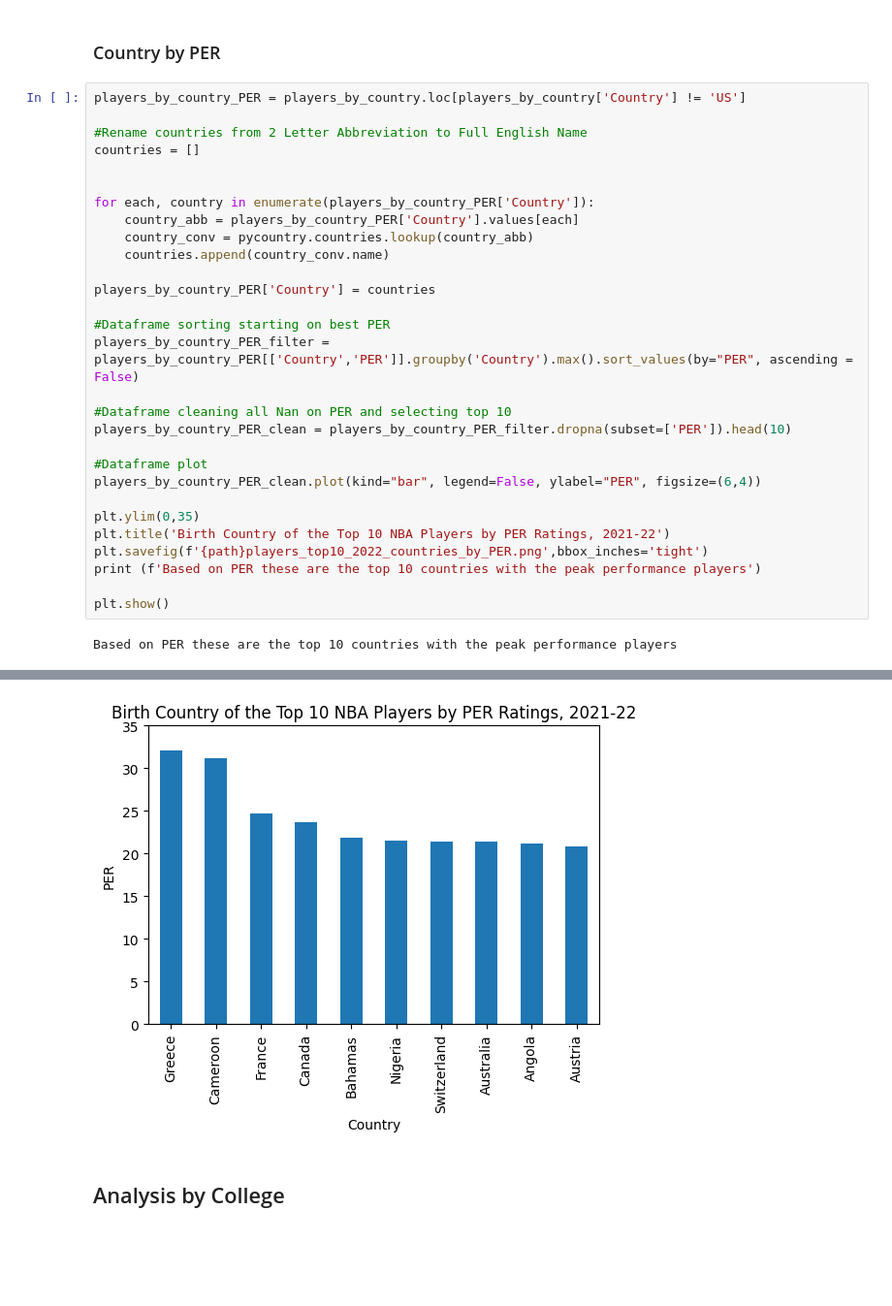
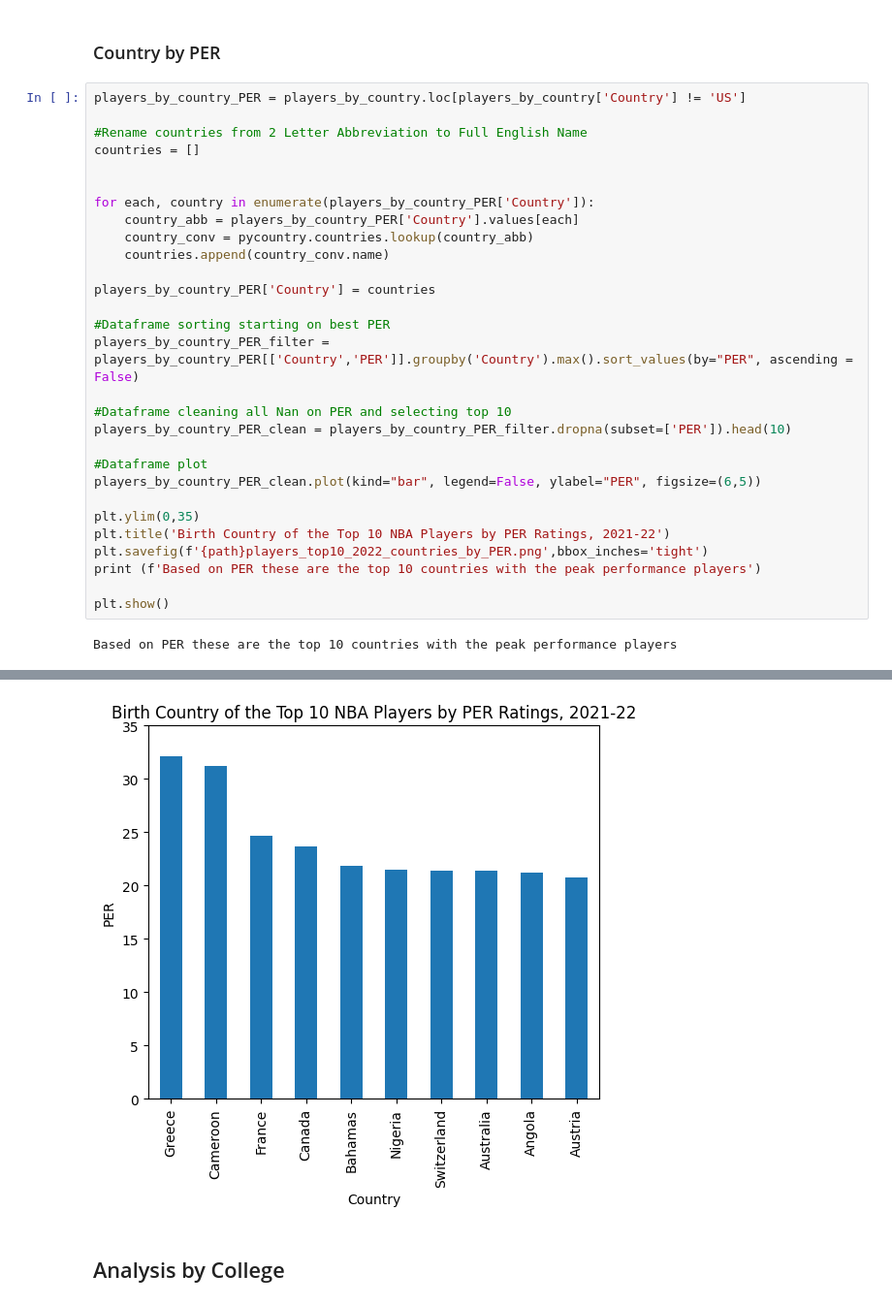
Before and after one commit to meeyoungPH/nba_superlatives, a Jupyter notebook: origin/NBA Geographical Analysis_v2.ipynb, the cells around one changed output, grey strips where cells are left out. Shown at 97% size. Cells and saved outputs as stored; diff of their text form; blank space fills up the shorter version.

```diff
--- a/origin/NBA Geographical Analysis_v2.ipynb
+++ b/origin/NBA Geographical Analysis_v2.ipynb
@@ -85,35 +85,35 @@ countries = []
 
 
 for each, country in enumerate(players_by_country_PER['Country']):
     country_abb = players_by_country_PER['Country'].values[each]
     country_conv = pycountry.countries.lookup(country_abb)
     countries.append(country_conv.name)
 
 players_by_country_PER['Country'] = countries
 
 #Dataframe sorting starting on best PER
 players_by_country_PER_filter = players_by_country_PER[['Country','PER']].groupby('Country').max().sort_values(by="PER", ascending = False)
 
 #Dataframe cleaning all Nan on PER and selecting top 10
 players_by_country_PER_clean = players_by_country_PER_filter.dropna(subset=['PER']).head(10)
 
 #Dataframe plot
-players_by_country_PER_clean.plot(kind="bar", legend=False, ylabel="PER", figsize=(6,4))
+players_by_country_PER_clean.plot(kind="bar", legend=False, ylabel="PER", figsize=(6,5))
 
 plt.ylim(0,35)
 plt.title('Birth Country of the Top 10 NBA Players by PER Ratings, 2021-22')
 plt.savefig(f'{path}players_top10_2022_countries_by_PER.png',bbox_inches='tight')
 print (f'Based on PER these are the top 10 countries with the peak performance players')
 
 plt.show()
 # %% [output]
 Based on PER these are the top 10 countries with the peak performance players
 A value is trying to be set on a copy of a slice from a DataFrame.
 Try using .loc[row_indexer,col_indexer] = value instead
 
 See the caveats in the documentation: https://pandas.pydata.org/pandas-docs/stable/user_guide/indexing.html#returning-a-view-versus-a-copy
   players_by_country_PER['Country'] = countries
-[figure, old version]
+[figure, new version]
 # %% [markdown]
 ## Analysis by College
 # %% [markdown]
```
Also changed, not shown: parts of 7 cells of this notebook, 8 other files.
